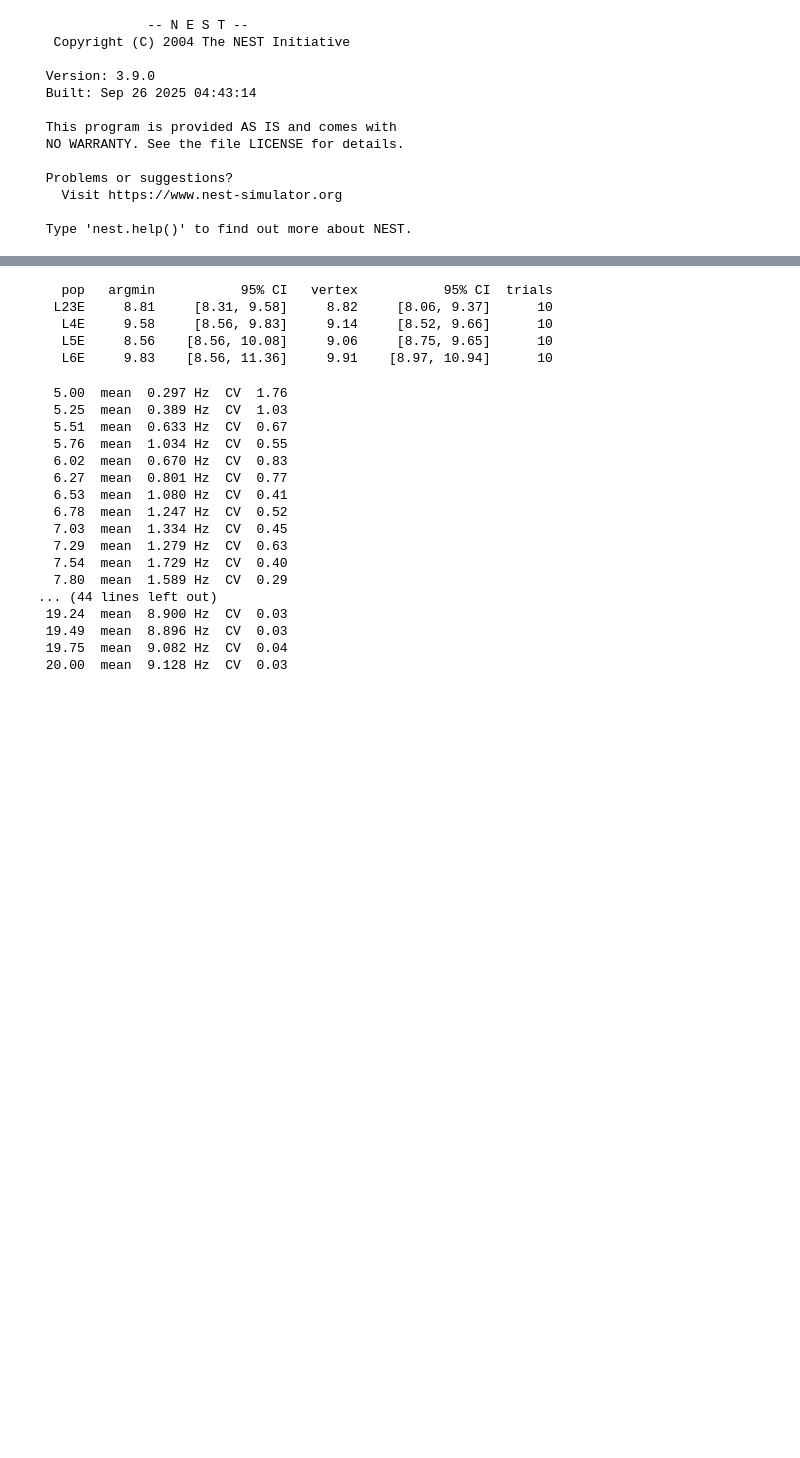
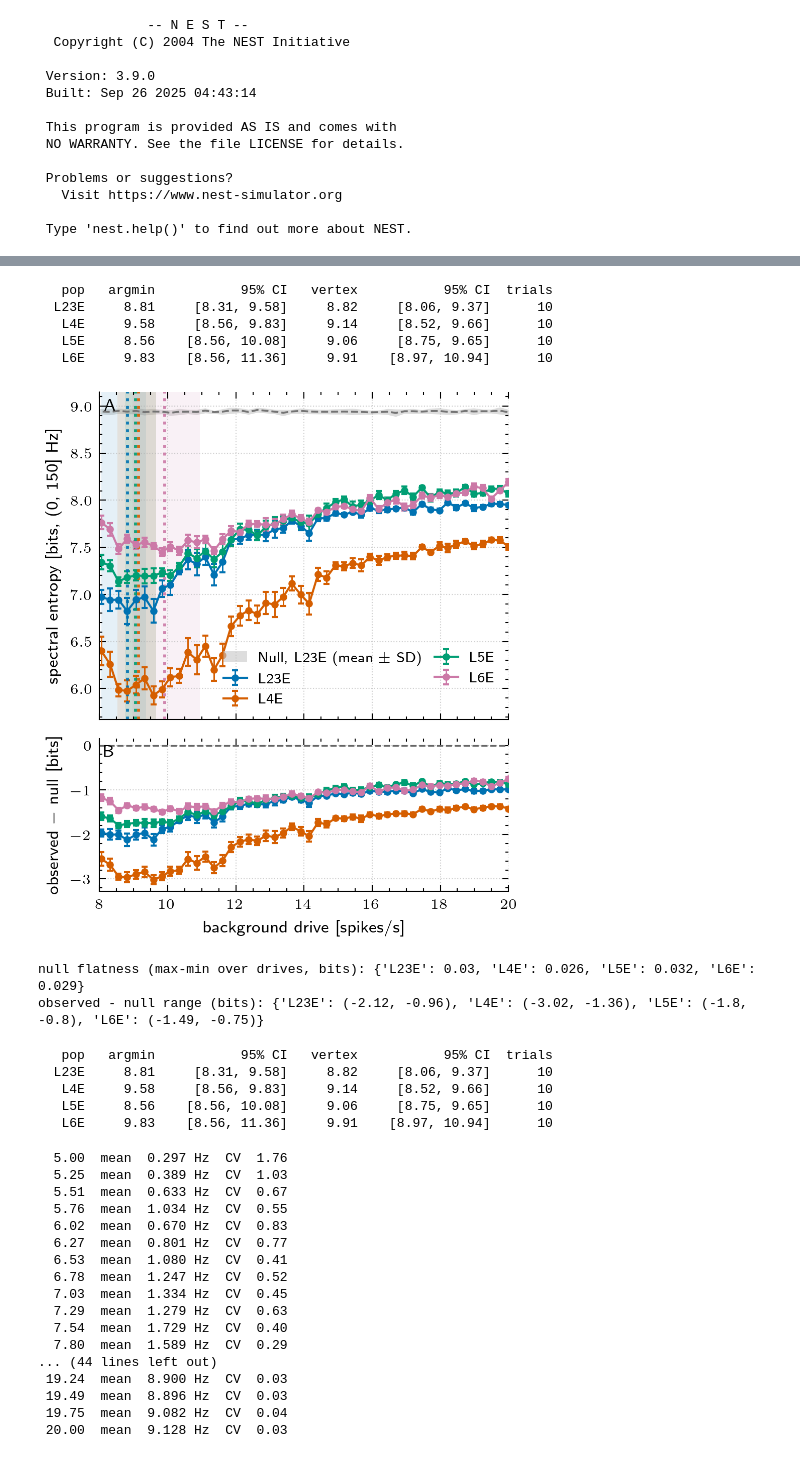
Before and after one commit to Sir-Bip-Bop/Microcircuit_Analysis, a Jupyter notebook: compute_spectral_entropy.ipynb, the cells around one changed output, grey strips where cells are left out. Saved outputs shown, nothing was run; the diff lists cells and outputs as text; code cells hidden in the pictures; blank space fills up the shorter version.

Commit message:
Fixes tio some figures

```diff
--- a/compute_spectral_entropy.ipynb
+++ b/compute_spectral_entropy.ipynb
@@ -327,3 +313,81 @@ plt.show()
+# %%
+NULL_POP_IDX = 0        # population whose null is drawn when NULL_STYLE == "band"
+NULL_STYLE   = "band"   # "band": one grey mean±SD band; "all": one dashed line per population
+OUT_STEM     = "fig06_spectral_entropy"
+
+mpl.rcParams.update({"font.family": "sans-serif", "font.size": 8,
+                     "axes.labelsize": 8, "legend.fontsize": 7,
+                     "xtick.labelsize": 7, "ytick.labelsize": 7})
+
+drives = np.array([float(re.search(r"[\d.]+", d).group()) for d in dirs_sweep])
+x_plot = drives
+color_pops = ["#0072B2", "#D55E00", "#009E73", "#CC79A7"]
+
+res = estimate_minimum(entropy_all, drives, pops)
+report(res)
+
+fig, (ax, axd) = plt.subplots(2, 1, figsize=(3.5, 4.3), dpi=300, sharex=True,
+                              gridspec_kw=dict(height_ratios=[3.0, 1.4], hspace=0.08))
+
+# --- null (shot-noise floor) -------------------------------------------------
+if NULL_STYLE == "band":
+    m, sd = null_mean_arr[NULL_POP_IDX], null_std_arr[NULL_POP_IDX]
+    ax.fill_between(x_plot, m - sd, m + sd, color="0.78", alpha=0.6, lw=0,
+                    label=f"Null, {pops[NULL_POP_IDX]} (mean $\\pm$ SD)")
+    ax.plot(x_plot, m, color="0.45", lw=0.9, ls="--")
+else:
+    for p in range(n_pops):
+        ax.plot(x_plot, null_mean_arr[p], ls="--", lw=0.9, color=color_pops[p], alpha=0.8,
+                label=f"null {pops[p]}")
+
+# --- observed -----------------------------------------------------------------
+for p in range(n_pops):
+    ax.errorbar(x_plot, entropy_mean[p], yerr=entropy_sem[p],
+                marker="o", markersize=2.5, linewidth=1.0, capsize=1.5, elinewidth=0.7,
+                color=color_pops[p], label=pops[p])
+annotate(ax, res, color_pops)          # same palette as the curves
+
+ax.set_ylabel("spectral entropy [bits, (0, 150] Hz]")
+ax.legend(loc="lower right", ncol=2, frameon=False, handlelength=1.6, columnspacing=0.8)
+ax.grid(True, ls=":", lw=0.5, alpha=0.6)
+ax.text(0.01, 0.98, "A", transform=ax.transAxes, fontweight="bold", va="top")
+
+# --- observed minus null --------------------------------------------------------
+for p in range(n_pops):
+    diff = entropy_mean[p] - null_mean_arr[p]
+    err  = np.sqrt(entropy_sem[p] ** 2 + null_std_arr[p] ** 2)
+    axd.errorbar(x_plot, diff, yerr=err, marker="o", markersize=2.5, linewidth=1.0,
+                 capsize=1.5, elinewidth=0.7, color=color_pops[p])
+axd.axhline(0, color="0.4", lw=0.8, ls="--")
+axd.set_xlabel("background drive [spikes/s]")
+axd.set_ylabel("observed $-$ null [bits]")
+axd.set_xlim(8, 20)
+axd.grid(True, ls=":", lw=0.5, alpha=0.6)
+axd.text(0.01, 0.96, "B", transform=axd.transAxes, fontweight="bold", va="top")
+
+for a in (ax, axd):
+    for s in ("top", "right"):
+        a.spines[s].set_visible(False)
+
+fig.savefig(OUT_STEM + ".png", dpi=300, bbox_inches="tight")
+fig.savefig(OUT_STEM + ".pdf", bbox_inches="tight")
+plt.show()
+
+# numbers for the text
+gap = entropy_mean - null_mean_arr
+print("\nnull flatness (max-min over drives, bits):",
+      {pops[p]: round(float(np.nanmax(null_mean_arr[p]) - np.nanmin(null_mean_arr[p])), 3) for p in range(n_pops)})
+print("observed - null range (bits):",
+      {pops[p]: (round(float(np.nanmin(gap[p])), 2), round(float(np.nanmax(gap[p])), 2)) for p in range(n_pops)})
+# %% [output]
+   pop   argmin           95% CI   vertex           95% CI  trials
+  L23E     8.81     [8.31, 9.58]     8.82     [8.06, 9.37]      10
+   L4E     9.58     [8.56, 9.83]     9.14     [8.52, 9.66]      10
+   L5E     8.56    [8.56, 10.08]     9.06     [8.75, 9.65]      10
+   L6E     9.83    [8.56, 11.36]     9.91    [8.97, 10.94]      10
+[figure, added]
+null flatness (max-min over drives, bits): {'L23E': 0.03, 'L4E': 0.026, 'L5E': 0.032, 'L6E': 0.029}
+observed - null range (bits): {'L23E': (-2.12, -0.96), 'L4E': (-3.02, -1.36), 'L5E': (-1.8, -0.8), 'L6E': (-1.49, -0.75)}
 # %%
 report(res)
 # %% [output]
```
Also changed, not shown: parts of 11 cells of this notebook, 6 other files.
